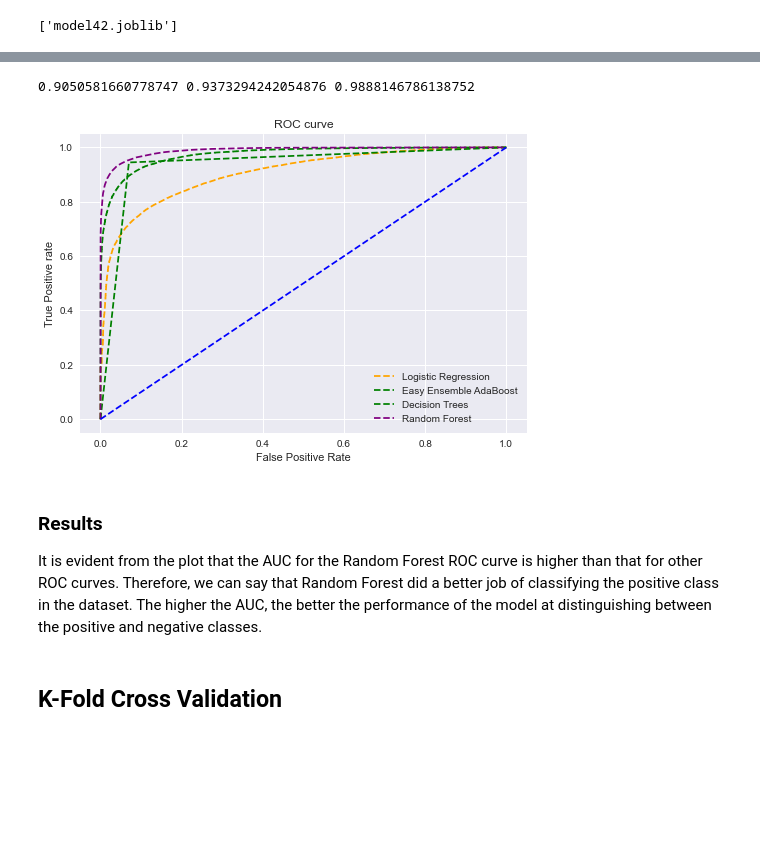
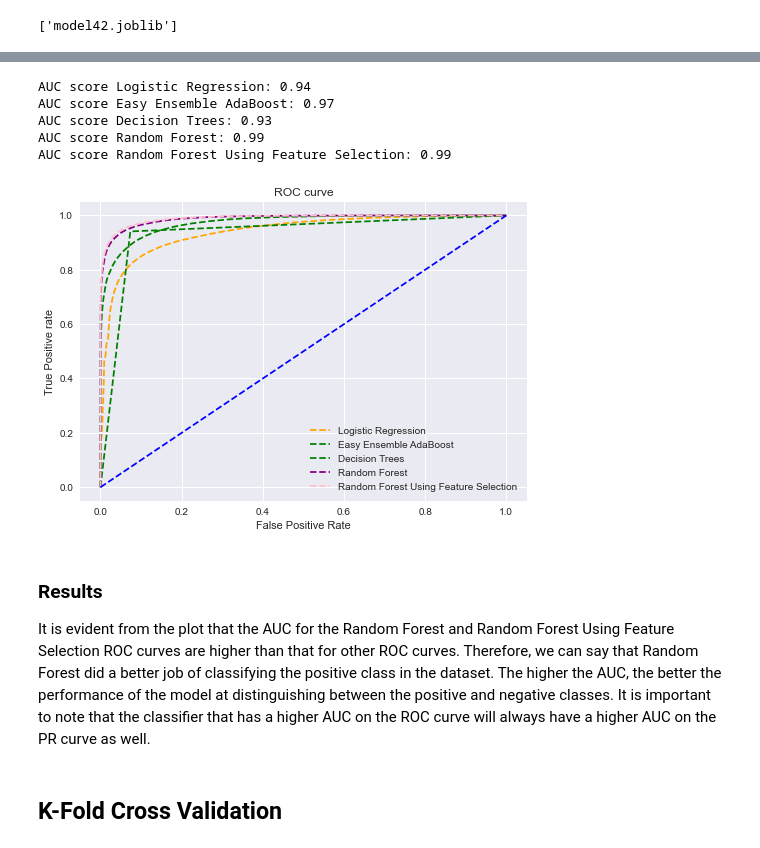
Before and after one commit to halmasieh/Spotify_Analysis, a Jupyter notebook: ML_models_target_artists.ipynb, the cells around one changed output, grey strips where cells are left out. Saved outputs shown, nothing was run; the diff lists cells and outputs as text; code cells hidden in the pictures; blank space fills up the shorter version.

```diff
--- a/ML_models_target_artists.ipynb
+++ b/ML_models_target_artists.ipynb
@@ -382,0 +363,4 @@ fpr4, tpr4, thresh4 = roc_curve(y_test, pred_prob4[:,1], pos_label=1)
+# %%
+# Transform X and print the X_new shape
+X_new = sfs.transform(X)
+print(X_new.shape)
@@ -382,0 +374,3 @@ fpr4, tpr4, thresh4 = roc_curve(y_test, pred_prob4[:,1], pos_label=1)
+# %%
+# Split training/test datasets
+X_train1, X_test1, y_train1, y_test1 = train_test_split(X_new, y, random_state=42)
@@ -382,0 +420,7 @@ fpr4, tpr4, thresh4 = roc_curve(y_test, pred_prob4[:,1], pos_label=1)
+# %%
+# Load the model
+RFWFS = load('model_RFWFS.joblib')
+
+# Predict probability
+pred_prob_RFWFS = RFWFS.predict_proba(X_test1)
+prediction_RFWFS = RFWFS.predict(X_test1)
@@ -383,3 +488,12 @@ fpr4, tpr4, thresh4 = roc_curve(y_test, pred_prob4[:,1], pos_label=1)
+# %%
+from sklearn.metrics import roc_curve
+
+# ROC curve for models
+fpr1, tpr1, thresh1 = roc_curve(y_test, pred_prob1[:,1], pos_label=1)
+fpr2,tpr2, thresh2 = roc_curve(y_test, pred_prob2[:,1], pos_label=1)
+fpr3, tpr3, thresh3 = roc_curve(y_test, pred_prob3[:,1], pos_label=1)
+fpr4, tpr4, thresh4 = roc_curve(y_test, pred_prob4[:,1], pos_label=1)
+fpr5, tpr5, thresh5 = roc_curve(y_test1, pred_prob_RFWFS[:,1], pos_label=1)
 # %%
 # ROC curve for tpr = fpr
 random_probs = [0 for i in range(len(y_test))]
@@ -392,35 +506,46 @@ auc_score1 = roc_auc_score(y_test, pred_prob1[:,1])
 auc_score2 = roc_auc_score(y_test, pred_prob2[:,1])
 auc_score3 = roc_auc_score(y_test, pred_prob3[:,1])
 auc_score4 = roc_auc_score(y_test, pred_prob4[:,1])
+auc_score5 = roc_auc_score(y_test1, pred_prob_RFWFS[:,1])
 
-print(auc_score1, auc_score3, auc_score4)
+# Print the AUC score for each model
+print('AUC score Logistic Regression: {0:0.2f}'.format(auc_score1))
+print('AUC score Easy Ensemble AdaBoost: {0:0.2f}'.format(auc_score2))
+print('AUC score Decision Trees: {0:0.2f}'.format(auc_score3))
+print('AUC score Random Forest: {0:0.2f}'.format(auc_score4))
+print('AUC score Random Forest Using Feature Selection: {0:0.2f}'.format(auc_score5))
 # %% [output]
-0.9050581660778747 0.9373294242054876 0.9888146786138752
+AUC score Logistic Regression: 0.94
+AUC score Easy Ensemble AdaBoost: 0.97
+AUC score Decision Trees: 0.93
+AUC score Random Forest: 0.99
+AUC score Random Forest Using Feature Selection: 0.99
 # %%
 # Plot the roc curves for the all the models using matplotlib
 plt.style.use('seaborn')
 
 # plot roc curves
 plt.plot(fpr1, tpr1, linestyle='--',color='orange', label='Logistic Regression')
 plt.plot(fpr2, tpr2, linestyle='--',color='green', label='Easy Ensemble AdaBoost')
 plt.plot(fpr3, tpr3, linestyle='--',color='green', label='Decision Trees')
 plt.plot(fpr4, tpr4, linestyle='--',color='purple', label='Random Forest')
+plt.plot(fpr5, tpr5, linestyle='--',color='pink', label='Random Forest Using Feature Selection')
 plt.plot(p_fpr, p_tpr, linestyle='--', color='blue')
 # title
 plt.title('ROC curve')
 # x label
 plt.xlabel('False Positive Rate')
 # y label
 plt.ylabel('True Positive rate')
 
 plt.legend(loc='best')
 plt.savefig('ROC',dpi=300)
 plt.show();
 # %% [output]
-[figure, old version]
+[figure, new version]
 # %% [markdown]
 ### Results
-It is evident from the plot that the AUC for the Random Forest ROC curve is higher than that for other ROC curves. Therefore, we can say that Random Forest did a better job of classifying the positive class in the dataset. The higher the AUC, the better the performance of the model at distinguishing between the positive and negative classes.
+It is evident from the plot that the AUC for the Random Forest and Random Forest Using Feature Selection ROC curves are higher than that for other ROC curves. Therefore, we can say that Random Forest did a better job of classifying the positive class in the dataset. The higher the AUC, the better the performance of the model at distinguishing between the positive and negative classes. It is important to note that the classifier that has a higher AUC on the ROC curve will always have a higher AUC on the PR curve as well.
 # %% [markdown]
 ## K-Fold Cross Validation
 # %%
```
Also changed, not shown: parts of 58 cells of this notebook, 3 other files.
